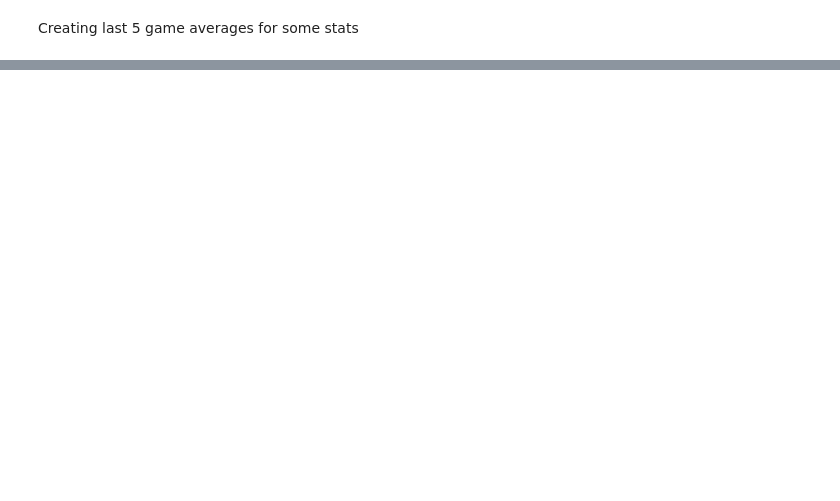
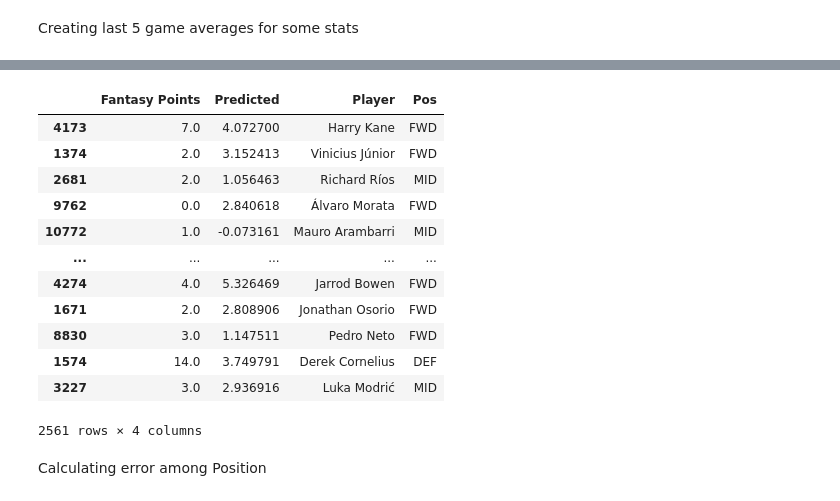
Before and after one commit to nicholaskim1004/World-Cup-Fantasy-Predictor, a Jupyter notebook: Fantast_Pt_Predictor.ipynb, the cells around one changed output, grey strips where cells are left out. Drawn from its saved outputs; the diff is of its cells as text; code cells hidden in the pictures; blank space fills up the shorter version.

```diff
--- a/Fantast_Pt_Predictor.ipynb
+++ b/Fantast_Pt_Predictor.ipynb
@@ -337,0 +413,20 @@ for i in range(len(matches)):
+# %%
+matches_cleaned = matches.dropna(subset=[
+    'Gls per 90 Last 5',
+    'Shots per 90 Last 5',
+    'SoT per 90 Last 5',
+    'CrdY per 90 Last 5',
+    'CrdR per 90 Last 5',
+    'GA per 90 Last 5',
+    'Saves per 90 Last 5',
+    'Fantasy Pts Last 5'
+])
+
+predictors = ['ELO Diff', 'Gls per 90 Last 5', 'Shots per 90 Last 5',
+       'SoT per 90 Last 5', 'CrdY per 90 Last 5', 'CrdR per 90 Last 5',
+       'GA per 90 Last 5', 'Saves per 90 Last 5', 'Fantasy Pts Last 5',
+       'Pos_DEF', 'Pos_FWD', 'Pos_GK', 'Pos_MID']
+
+pred = matches_cleaned.loc[:,predictors]
+
+y = matches_cleaned[['Fantasy Points']]
@@ -337,0 +456,23 @@ for i in range(len(matches)):
+# %%
+results = y_test.copy()
+
+results['Predicted'] = yhat
+results['Player'] = matches_cleaned.loc[results.index, 'Player'].values
+results['Pos'] = matches_cleaned.loc[results.index, 'Pos'].values
+results
+# %% [output]
+|  | Fantasy Points | Predicted | Player | Pos |
+| 4173 | 7.0 | 4.072700 | Harry Kane | FWD |
+| 1374 | 2.0 | 3.152413 | Vinicius Júnior | FWD |
+| 2681 | 2.0 | 1.056463 | Richard Ríos | MID |
+| 9762 | 0.0 | 2.840618 | Álvaro Morata | FWD |
+| 10772 | 1.0 | -0.073161 | Mauro Arambarri | MID |
+| ... | ... | ... | ... | ... |
+| 4274 | 4.0 | 5.326469 | Jarrod Bowen | FWD |
+| 1671 | 2.0 | 2.808906 | Jonathan Osorio | FWD |
+| 8830 | 3.0 | 1.147511 | Pedro Neto | FWD |
+| 1574 | 14.0 | 3.749791 | Derek Cornelius | DEF |
+| 3227 | 3.0 | 2.936916 | Luka Modrić | MID |
+2561 rows × 4 columns
+# %% [markdown]
+Calculating error among Position
```
Also changed, not shown: parts of 19 cells of this notebook.
